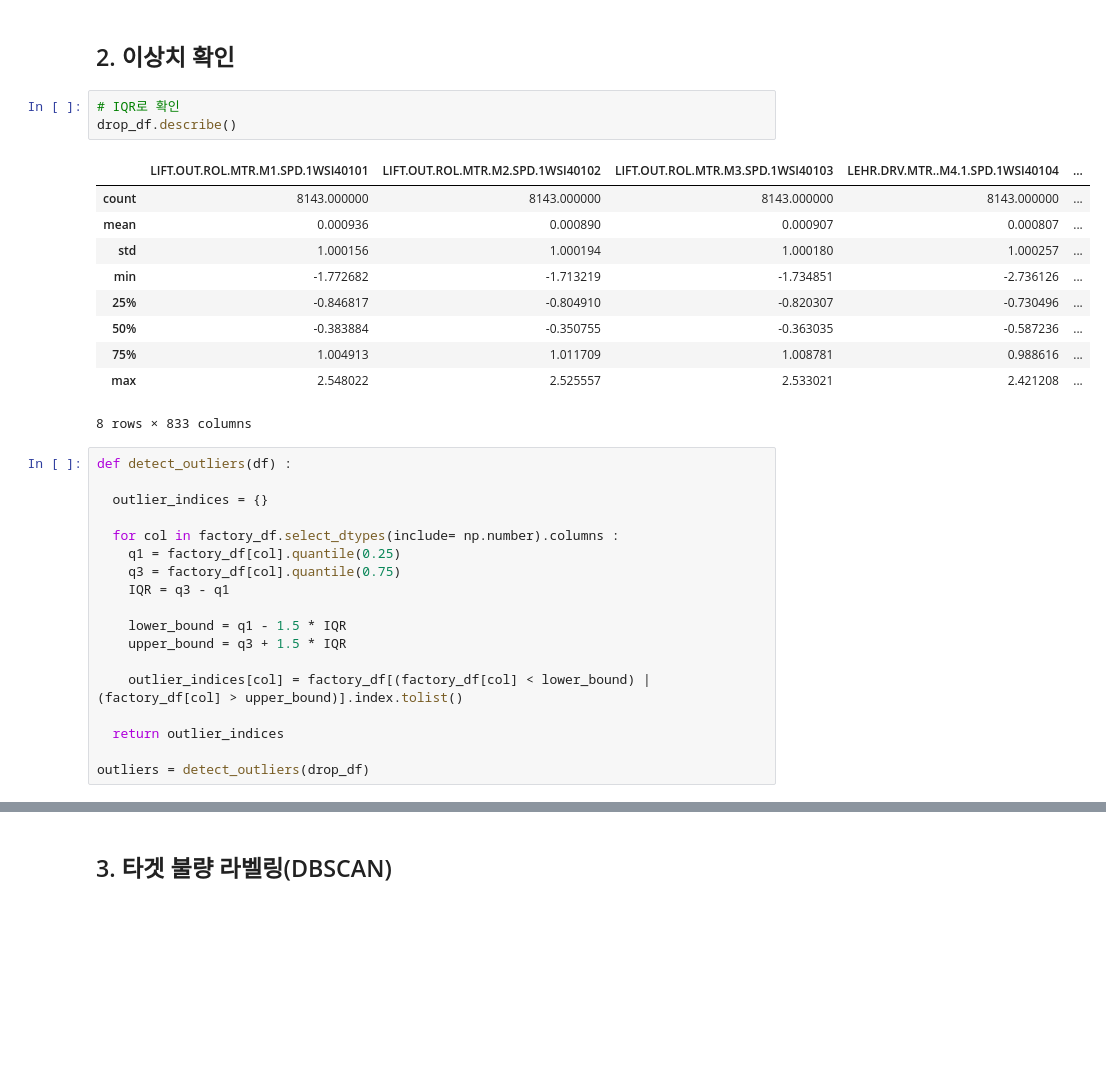
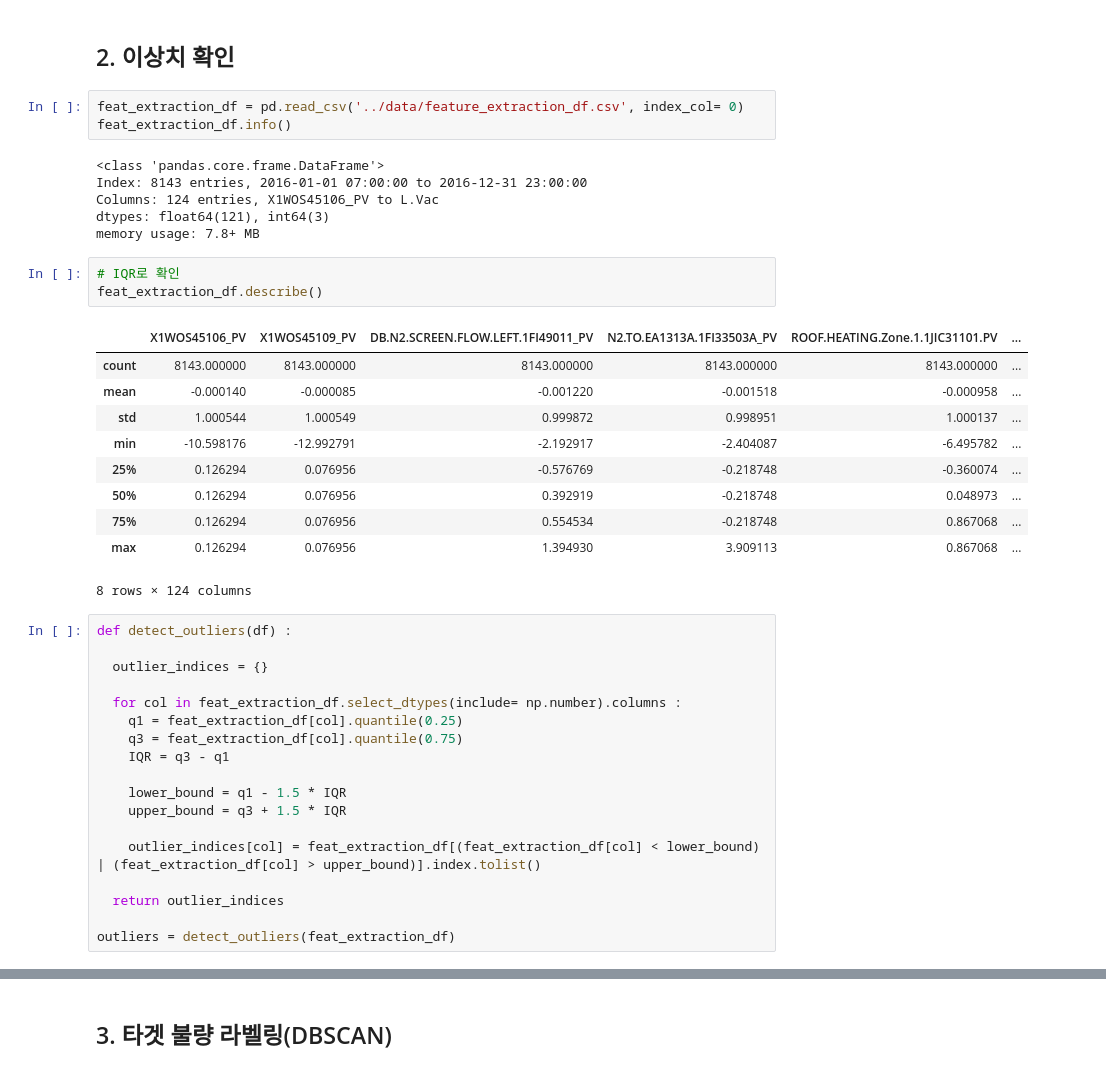
Before and after one commit to gmlwlswls/LGD_anomaly_detection, a Jupyter notebook: 00. 데이터 탐색 및 전처리/데이터 전처리.ipynb, the cells around one changed output, grey strips where cells are left out. Drawn from its saved outputs; the diff is of its cells as text; blank space fills up the shorter version.

Commit message:
outlier check

```diff
--- a/00. 데이터 탐색 및 전처리/데이터 전처리.ipynb
+++ b/00. 데이터 탐색 및 전처리/데이터 전처리.ipynb
@@ -140,38 +140,47 @@ Series([], dtype: int64)
 drop_df.to_csv('../data/preprocessed_df.csv', index= True)
 # %% [markdown]
 ## 2. 이상치 확인
+# %%
+feat_extraction_df = pd.read_csv('../data/feature_extraction_df.csv', index_col= 0)
+feat_extraction_df.info()
+# %% [output]
+<class 'pandas.core.frame.DataFrame'>
+Index: 8143 entries, 2016-01-01 07:00:00 to 2016-12-31 23:00:00
+Columns: 124 entries, X1WOS45106_PV to L.Vac
+dtypes: float64(121), int64(3)
+memory usage: 7.8+ MB
 # %%
 # IQR로 확인
-drop_df.describe()
+feat_extraction_df.describe()
 # %% [output]
-|  | LIFT.OUT.ROL.MTR.M1.SPD.1WSI40101 | LIFT.OUT.ROL.MTR.M2.SPD.1WSI40102 | LIFT.OUT.ROL.MTR.M3.SPD.1WSI40103 | LEHR.DRV.MTR..M4.1.SPD.1WSI40104 | ... |
-| count | 8143.000000 | 8143.000000 | 8143.000000 | 8143.000000 | ... |
-| mean | 0.000936 | 0.000890 | 0.000907 | 0.000807 | ... |
-| std | 1.000156 | 1.000194 | 1.000180 | 1.000257 | ... |
-| min | -1.772682 | -1.713219 | -1.734851 | -2.736126 | ... |
-| 25% | -0.846817 | -0.804910 | -0.820307 | -0.730496 | ... |
-| 50% | -0.383884 | -0.350755 | -0.363035 | -0.587236 | ... |
-| 75% | 1.004913 | 1.011709 | 1.008781 | 0.988616 | ... |
-| max | 2.548022 | 2.525557 | 2.533021 | 2.421208 | ... |
+|  | X1WOS45106_PV | X1WOS45109_PV | DB.N2.SCREEN.FLOW.LEFT.1FI49011_PV | N2.TO.EA1313A.1FI33503A_PV | ROOF.HEATING.Zone.1.1JIC31101.PV | ... |
+| count | 8143.000000 | 8143.000000 | 8143.000000 | 8143.000000 | 8143.000000 | ... |
+| mean | -0.000140 | -0.000085 | -0.001220 | -0.001518 | -0.000958 | ... |
+| std | 1.000544 | 1.000549 | 0.999872 | 0.998951 | 1.000137 | ... |
+| min | -10.598176 | -12.992791 | -2.192917 | -2.404087 | -6.495782 | ... |
+| 25% | 0.126294 | 0.076956 | -0.576769 | -0.218748 | -0.360074 | ... |
+| 50% | 0.126294 | 0.076956 | 0.392919 | -0.218748 | 0.048973 | ... |
+| 75% | 0.126294 | 0.076956 | 0.554534 | -0.218748 | 0.867068 | ... |
+| max | 0.126294 | 0.076956 | 1.394930 | 3.909113 | 0.867068 | ... |
-8 rows × 833 columns
+8 rows × 124 columns
 # %%
 def detect_outliers(df) :
 
   outlier_indices = {}
 
-  for col in factory_df.select_dtypes(include= np.number).columns :
-    q1 = factory_df[col].quantile(0.25)
-    q3 = factory_df[col].quantile(0.75)
+  for col in feat_extraction_df.select_dtypes(include= np.number).columns :
+    q1 = feat_extraction_df[col].quantile(0.25)
+    q3 = feat_extraction_df[col].quantile(0.75)
     IQR = q3 - q1
 
     lower_bound = q1 - 1.5 * IQR
     upper_bound = q3 + 1.5 * IQR
 
-    outlier_indices[col] = factory_df[(factory_df[col] < lower_bound) | (factory_df[col] > upper_bound)].index.tolist()
+    outlier_indices[col] = feat_extraction_df[(feat_extraction_df[col] < lower_bound) | (feat_extraction_df[col] > upper_bound)].index.tolist()
 
   return outlier_indices
 
-outliers = detect_outliers(drop_df)
+outliers = detect_outliers(feat_extraction_df)
 # %%
 outlier_columns = []
 for col, outlier_list in outliers.items() :
```
Also changed, not shown: parts of 2 cells of this notebook.
